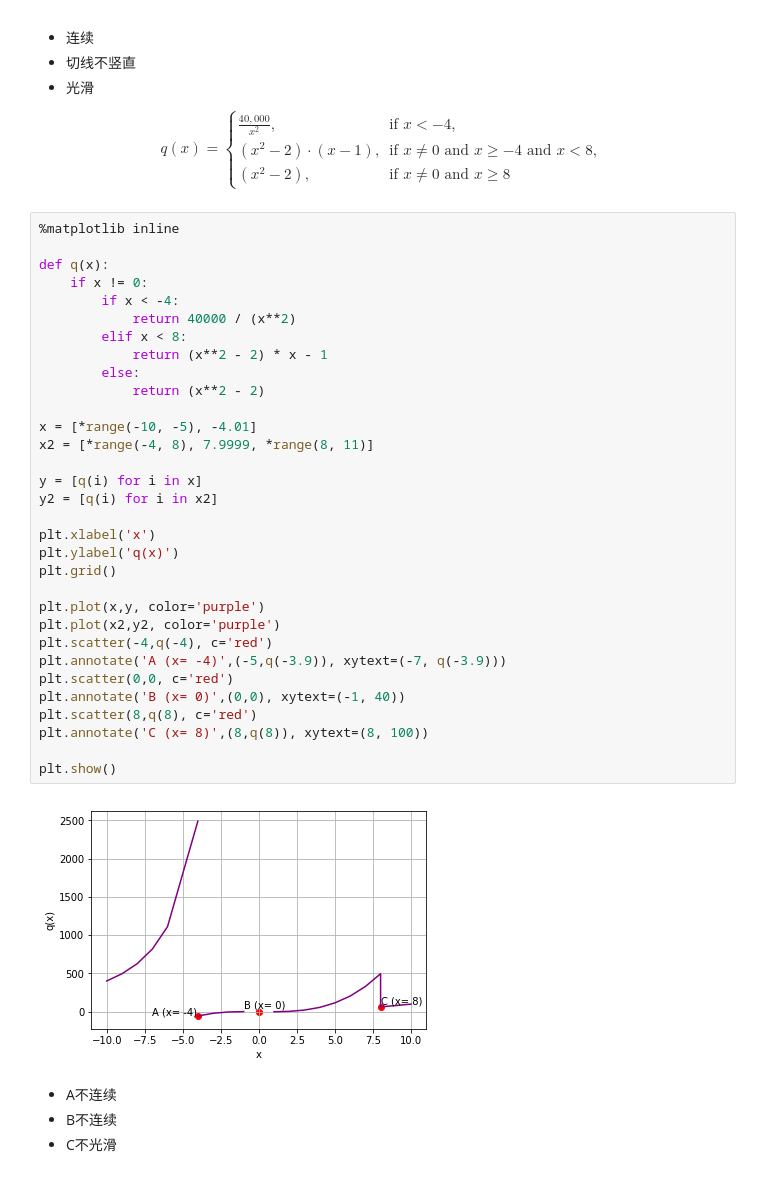
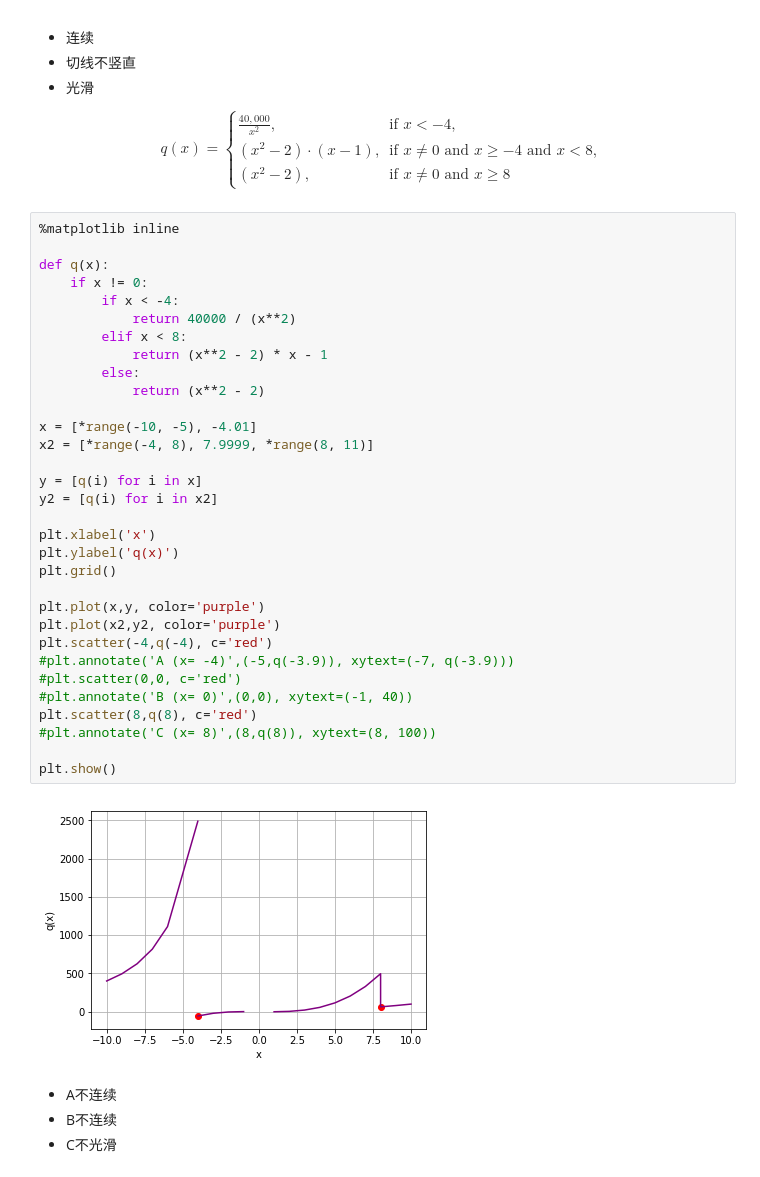
Before and after one commit to shaiic/AI-training, a Jupyter notebook: 1.Notebooks/4.Lesson-Docs/lesson02-数学基础.02-微积分.ipynb, the cells around one changed output. Saved outputs shown, nothing was run; the diff lists cells and outputs as text.

```diff
--- a/1.Notebooks/4.Lesson-Docs/lesson02-数学基础.02-微积分.ipynb
+++ b/1.Notebooks/4.Lesson-Docs/lesson02-数学基础.02-微积分.ipynb
@@ -304,37 +308,37 @@ q(x) = \begin{cases}
 # %%
 %matplotlib inline
 
 def q(x):
     if x != 0:
         if x < -4:
             return 40000 / (x**2)
         elif x < 8:
             return (x**2 - 2) * x - 1
         else:
             return (x**2 - 2)
 
 x = [*range(-10, -5), -4.01]
 x2 = [*range(-4, 8), 7.9999, *range(8, 11)]
 
 y = [q(i) for i in x]
 y2 = [q(i) for i in x2]
 
 plt.xlabel('x')
 plt.ylabel('q(x)')
 plt.grid()
 
 plt.plot(x,y, color='purple')
 plt.plot(x2,y2, color='purple')
 plt.scatter(-4,q(-4), c='red')
-plt.annotate('A (x= -4)',(-5,q(-3.9)), xytext=(-7, q(-3.9)))
-plt.scatter(0,0, c='red')
-plt.annotate('B (x= 0)',(0,0), xytext=(-1, 40))
+#plt.annotate('A (x= -4)',(-5,q(-3.9)), xytext=(-7, q(-3.9)))
+#plt.scatter(0,0, c='red')
+#plt.annotate('B (x= 0)',(0,0), xytext=(-1, 40))
 plt.scatter(8,q(8), c='red')
-plt.annotate('C (x= 8)',(8,q(8)), xytext=(8, 100))
+#plt.annotate('C (x= 8)',(8,q(8)), xytext=(8, 100))
 
 plt.show()
 # %% [output]
-[figure, old version]
+[figure, new version]
 # %% [markdown]
 - A不连续
 - B不连续
```
Also changed, not shown: parts of 6 cells of this notebook, 2 other files.
